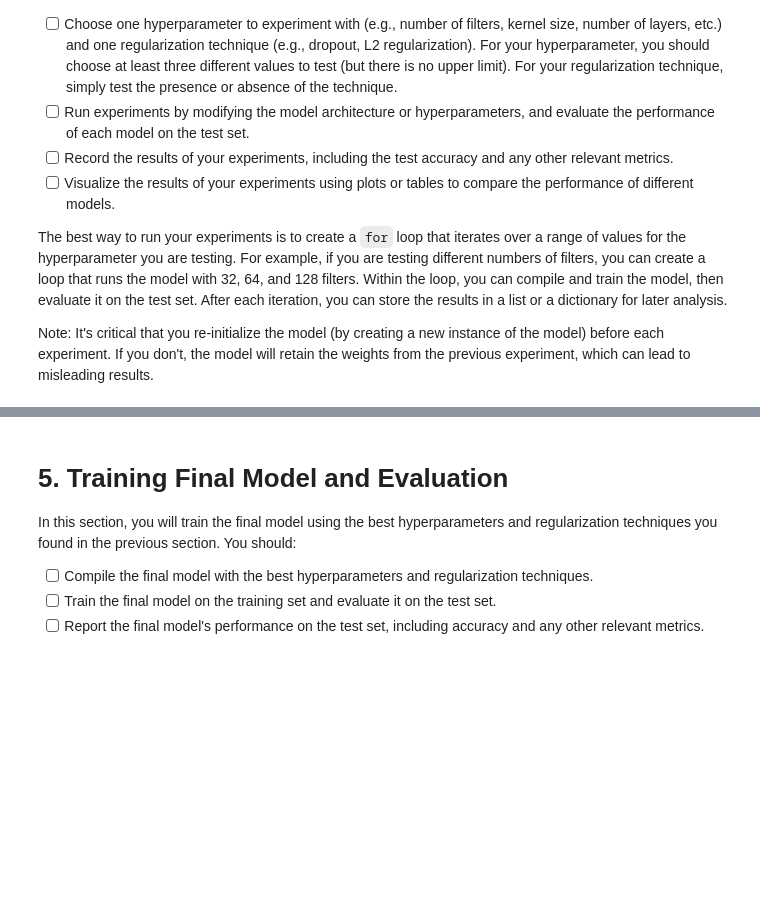
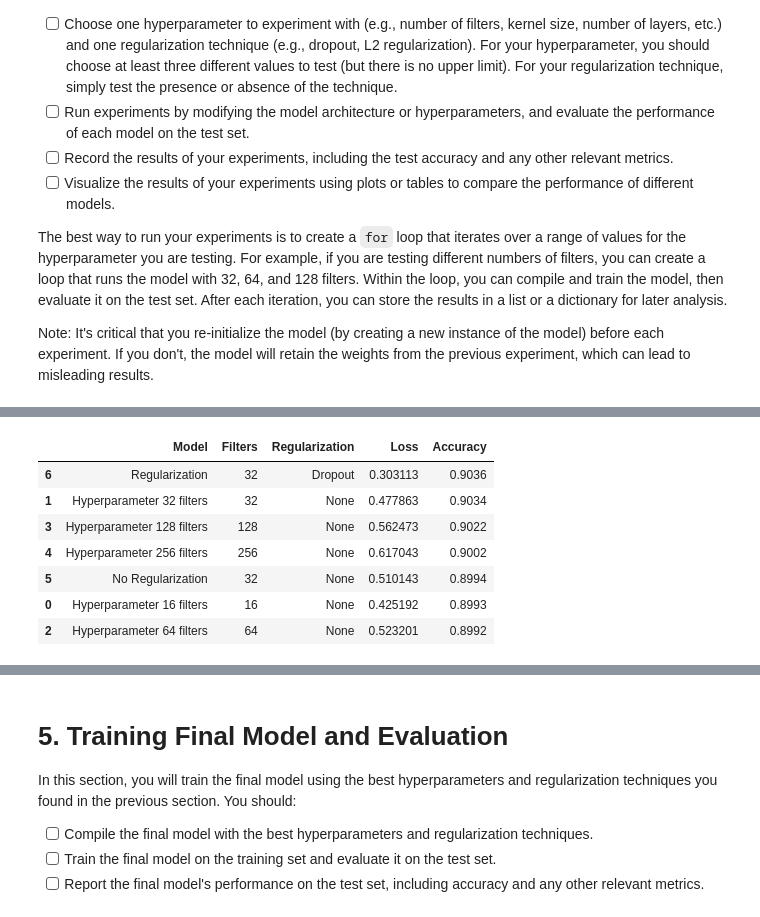
Before and after one commit to anchitaaghag/deep_learning, a Jupyter notebook: 02_activities/assignments/assignment_1.ipynb, the cells around one changed output, grey strips where cells are left out. Cells and saved outputs as stored; diff of their text form; code cells hidden in the pictures; blank space fills up the shorter version.

Commit message:
Add final model

```diff
--- a/02_activities/assignments/assignment_1.ipynb
+++ b/02_activities/assignments/assignment_1.ipynb
@@ -204,10 +199,9 @@ The best way to run your experiments is to create a `for` loop that iterates ove
 
 Note: It's critical that you re-initialize the model (by creating a new instance of the model) before each experiment. If you don't, the model will retain the weights from the previous experiment, which can lead to misleading results.
 # %%
-import pandas as pd
+# Create an empty list to store the results of the experiments
 
-# Create a DataFrame to store the results
-experiment_results = pd.DataFrame[]
+experiment_results = []
 # %%
 # A. Test Hyperparameters - Number of Filters
 
@@ -266,16 +258,10 @@ Filters: 256, Loss: 0.64, Accuracy: 0.90
 
 from keras.layers import Dropout
 
-# Using best number of filters determined above
-
-best_num_filter = max(filter_results, key=filter_results.get)  # Get the number of filters with the highest accuracy
-
-reg_results = {}
-
 # ---------- 1. Model without regularization (i.e., no dropout) -----------
 
 no_reg_model = Sequential()
-no_reg_model.add(Conv2D(filters=best_num_filter, kernel_size=(3, 3), activation='relu', input_shape=(28, 28, 1)))
+no_reg_model.add(Conv2D(filters=32, kernel_size=(3, 3), activation='relu', input_shape=(28, 28, 1)))
 no_reg_model.add(Flatten())
 no_reg_model.add(Dense(128, activation='relu'))
 no_reg_model.add(Dense(10, activation='softmax'))
@@ -285,13 +271,20 @@ no_reg_model.fit(X_train, y_train_encoded, epochs=10, batch_size=32, validation_
 
 # Evaluate the model
 score = no_reg_model.evaluate(X_test, y_test_encoded)
-reg_results["no_reg"] = (score[0], score[1])
-print(f"Without Regularization, Loss: {score[0]:.2f}, Accuracy: {score[1]:.2f}")
+
+# Store the results
+experiment_results.append({
+    "Model": f"No Regularization",
+    "Filters": 32,
+    "Regularization": "None",
+    "Loss": score[0],
+    "Accuracy": score[1]
+})
 
 # ---------- 2. Model with regularization (i.e., with dropout) ------------
 
 reg_model = Sequential()
-reg_model.add(Conv2D(filters=best_num_filter, kernel_size=(3, 3), activation='relu', input_shape=(28, 28, 1)))
+reg_model.add(Conv2D(filters=32, kernel_size=(3, 3), activation='relu', input_shape=(28, 28, 1)))
 reg_model.add(Dropout(0.25))  # Add 25% dropout layer
 reg_model.add(Flatten())
 reg_model.add(Dense(128, activation='relu'))
@@ -303,7 +296,14 @@ reg_model.fit(X_train, y_train_encoded, epochs=10, batch_size=32, validation_spl
 
 # Evaluate the model
 score = reg_model.evaluate(X_test, y_test_encoded)
-reg_results["reg"] = (score[0], score[1])
-print(f"With Regularization, Loss: {score[0]:.2f}, Accuracy: {score[1]:.2f}")
+
+# Store the results
+experiment_results.append({
+    "Model": f"Regularization",
+    "Filters": 32,
+    "Regularization": "Dropout",
+    "Loss": score[0],
+    "Accuracy": score[1]
+})
 # %% [output]
 Epoch 1/10
@@ -326,7 +326,19 @@ With Regularization, Loss: 0.37, Accuracy: 0.90
 # %%
-# C. Visualize
+# C. Visualize as a table
 
-# TODO
+import pandas as pd
+
+results_df = pd.DataFrame(experiment_results)
+results_df.sort_values(by="Accuracy", ascending=False)
+# %% [output]
+|  | Model | Filters | Regularization | Loss | Accuracy |
+| 6 | Regularization | 32 | Dropout | 0.303113 | 0.9036 |
+| 1 | Hyperparameter 32 filters | 32 | None | 0.477863 | 0.9034 |
+| 3 | Hyperparameter 128 filters | 128 | None | 0.562473 | 0.9022 |
+| 4 | Hyperparameter 256 filters | 256 | None | 0.617043 | 0.9002 |
+| 5 | No Regularization | 32 | None | 0.510143 | 0.8994 |
+| 0 | Hyperparameter 16 filters | 16 | None | 0.425192 | 0.8993 |
+| 2 | Hyperparameter 64 filters | 64 | None | 0.523201 | 0.8992 |
 # %% [markdown]
 Reflection: Report on the performance of the models you tested. Did any of the changes you made improve the model's performance? If so, which ones? What do you think contributed to these improvements? Finally, what combination of hyperparameters and regularization techniques yielded the best performance?
 
```
Also changed, not shown: parts of 8 cells of this notebook.
